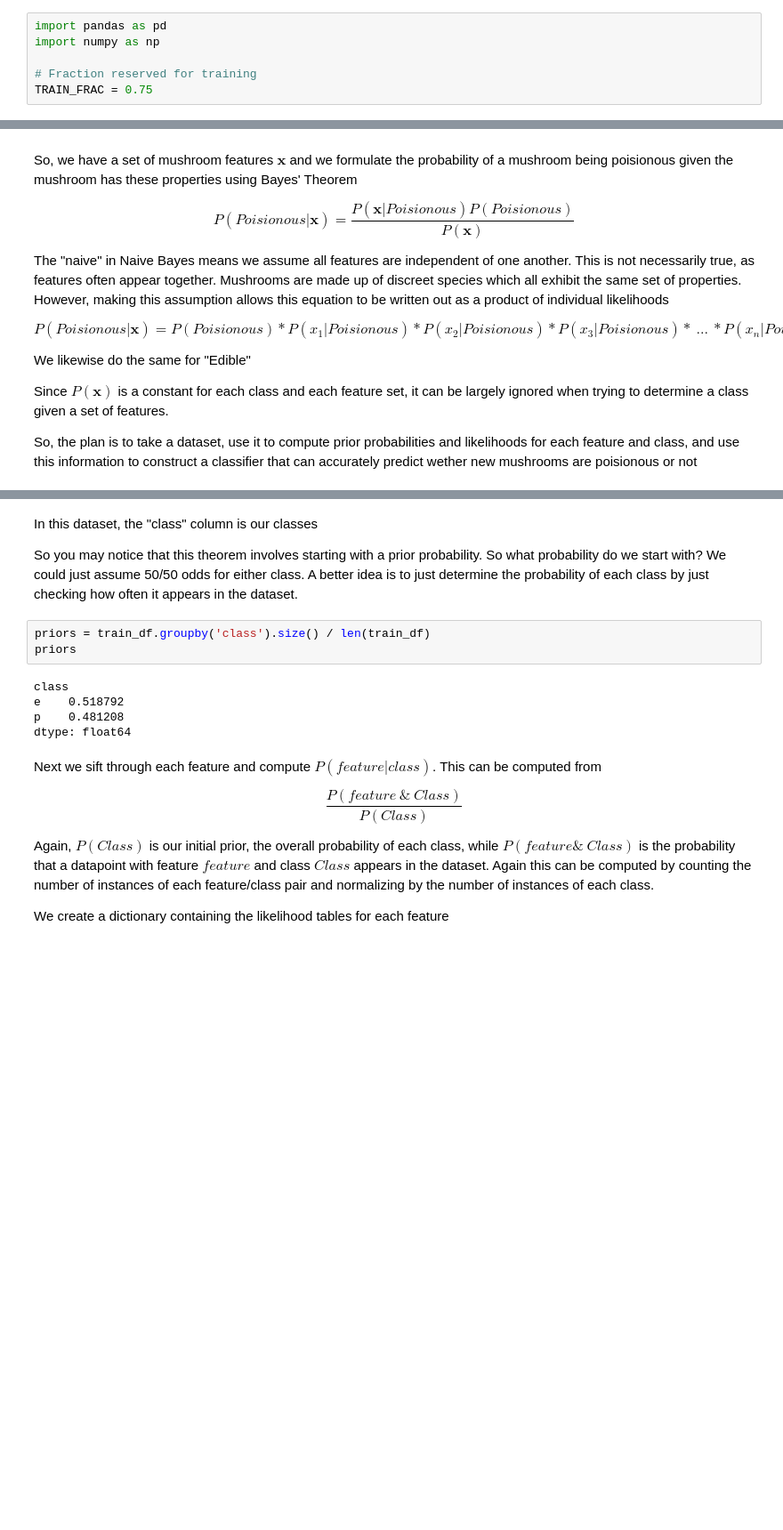
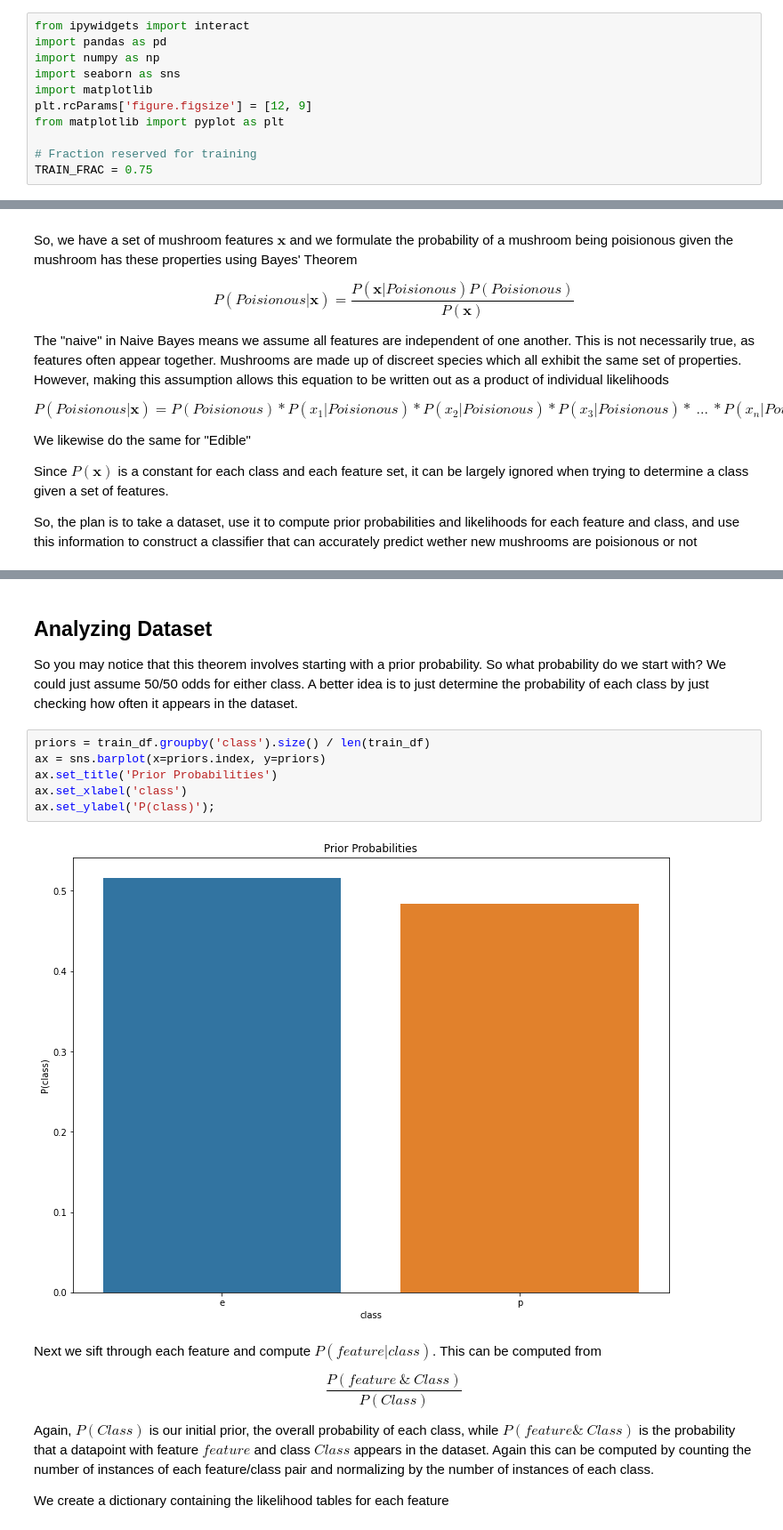
Before and after one commit to andydevs/andys-notebook-legacy, a Jupyter notebook: notebook/naive-bayes-mushroom-classification.ipynb, the cells around one changed output, grey strips where cells are left out. Shown: that part at 89% size. Saved outputs shown, nothing was run; the diff lists cells and outputs as text; blank space fills up the shorter version.

```diff
--- a/notebook/naive-bayes-mushroom-classification.ipynb
+++ b/notebook/naive-bayes-mushroom-classification.ipynb
@@ -3,8 +3,13 @@
 # %% [markdown]
 In this notebook, we take a dataset of mushroom features from kaggle and build a model that can classify a mushroom as either poisionous or edible depending on it's features using Naive Bayes Classification
 # %%
+from ipywidgets import interact
 import pandas as pd
 import numpy as np
+import seaborn as sns
+import matplotlib
+plt.rcParams['figure.figsize'] = [12, 9]
+from matplotlib import pyplot as plt
 
 # Fraction reserved for training
 TRAIN_FRAC = 0.75
@@ -60,16 +65,16 @@ df.sample(10)
 10 rows × 23 columns
 # %% [markdown]
-In this dataset, the "class" column is our classes
+## Analyzing Dataset
 
 So you may notice that this theorem involves starting with a prior probability. So what probability do we start with? We could just assume 50/50 odds for either class. A better idea is to just determine the probability of each class by just checking how often it appears in the dataset.
 # %%
 priors = train_df.groupby('class').size() / len(train_df)
-priors
+ax = sns.barplot(x=priors.index, y=priors)
+ax.set_title('Prior Probabilities')
+ax.set_xlabel('class')
+ax.set_ylabel('P(class)');
 # %% [output]
-class
-e    0.518792
-p    0.481208
-dtype: float64
+[figure, added]
 # %% [markdown]
 Next we sift through each feature and compute $P( feature | class )$. This can be computed from
 
```
Also changed, not shown: parts of 11 cells of this notebook, 1 other file.
